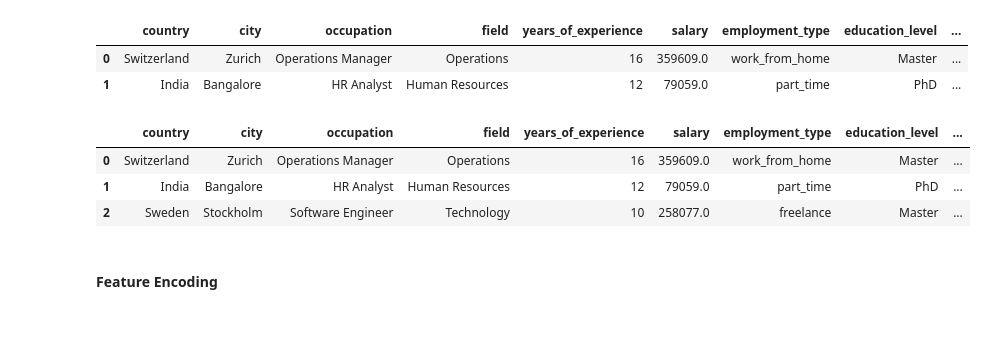
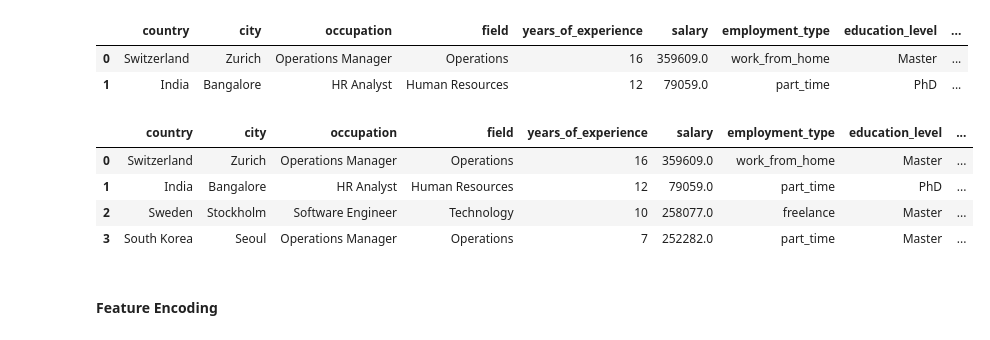
Before and after one commit to KaraniAbdellah/Job_Market, a Jupyter notebook: model_random_forset.ipynb, the cells around one changed output. Drawn from its saved outputs; the diff is of its cells as text; code cells hidden in the pictures.

```diff
--- a/model_random_forset.ipynb
+++ b/model_random_forset.ipynb
@@ -13,8 +13,8 @@
 # Import Packages
 import pandas as pd
 # %%
-# take just 100K rows
-data = pd.read_csv("./data/job_market_dataset.csv")
+# %ls drive/MyDrive/job_market_dataset.csv
+data = pd.read_csv("drive/MyDrive/job_market_dataset.csv")
 data.head(2)
 # %% [output]
 |  | country | city | occupation | field | years_of_experience | salary | employment_type | education_level | ... |
@@ -23,12 +23,14 @@ data.head(2)
 # %%
 # Delete Features (year, month)
 cp_data = data.drop(["year", "month"], axis=1)
-cp_data.head(3)
+cp_data = cp_data.iloc[:100000]
+cp_data.head(4)
 # %% [output]
 |  | country | city | occupation | field | years_of_experience | salary | employment_type | education_level | ... |
 | 0 | Switzerland | Zurich | Operations Manager | Operations | 16 | 359609.0 | work_from_home | Master | ... |
 | 1 | India | Bangalore | HR Analyst | Human Resources | 12 | 79059.0 | part_time | PhD | ... |
 | 2 | Sweden | Stockholm | Software Engineer | Technology | 10 | 258077.0 | freelance | Master | ... |
+| 3 | South Korea | Seoul | Operations Manager | Operations | 7 | 252282.0 | part_time | Master | ... |
 # %% [markdown]
 #### Feature Encoding
 # %%
```
Also changed, not shown: parts of 13 cells of this notebook, 2 other files.
